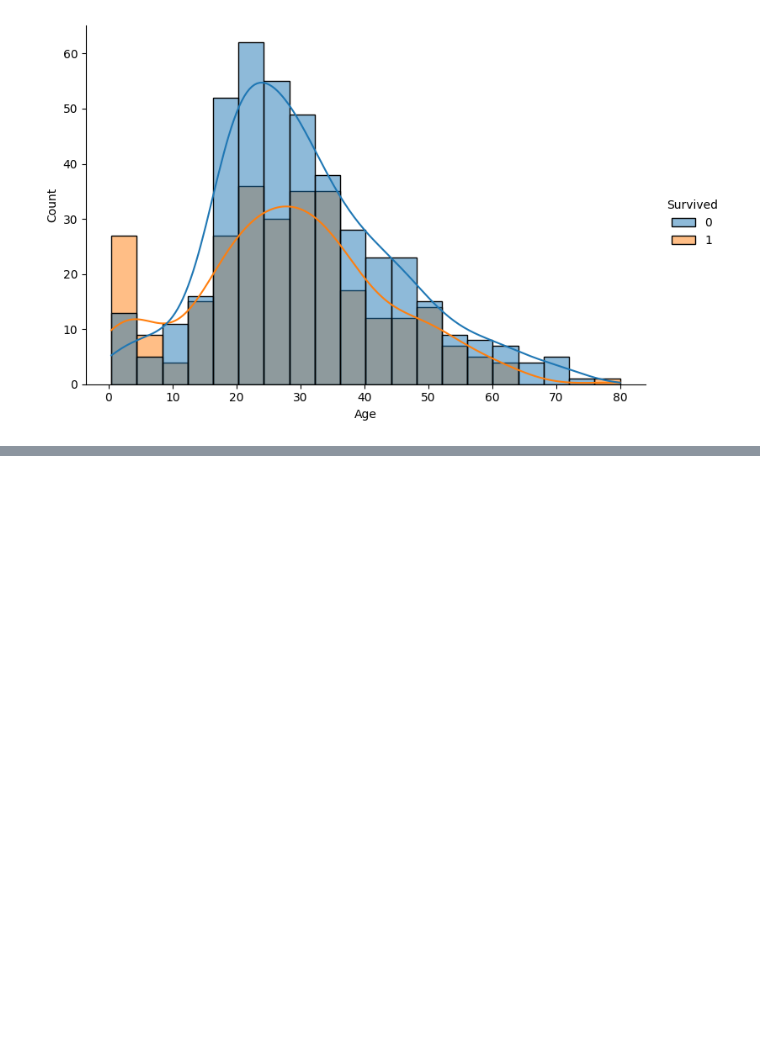
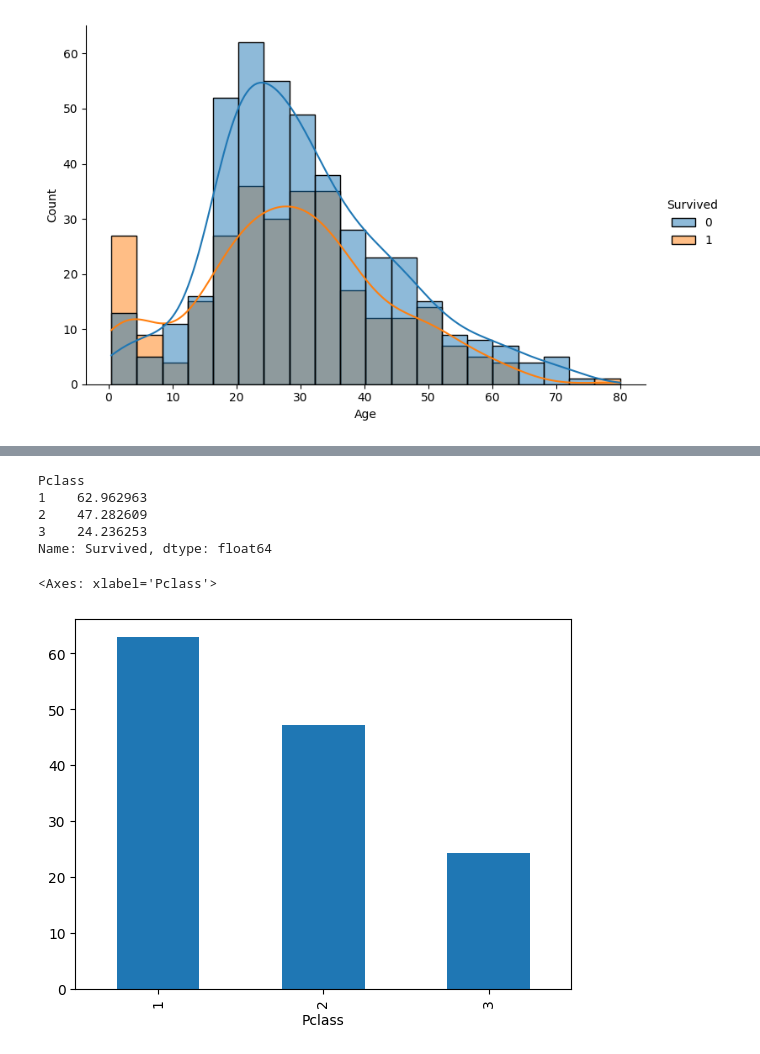
Before and after one commit to Anj2307/ML, a Jupyter notebook: EDA/bivariate.ipynb, the cells around one changed output, grey strips where cells are left out. Drawn from its saved outputs; the diff is of its cells as text; code cells hidden in the pictures; blank space fills up the shorter version.

```diff
--- a/EDA/bivariate.ipynb
+++ b/EDA/bivariate.ipynb
@@ -38,0 +55,14 @@ plt.show()
+# %%
+df.groupby('Pclass')['Survived'].mean()*100
+# it give % percentage of survial in the basis of p class
+# %% [output]
+Pclass
+1    62.962963
+2    47.282609
+3    24.236253
+Name: Survived, dtype: float64
+# %%
+(df.groupby('Pclass')['Survived'].mean()*100).plot(kind="bar")
+# %% [output]
+<Axes: xlabel='Pclass'>
+[figure, added]
```
Also changed, not shown: parts of 3 cells of this notebook.
